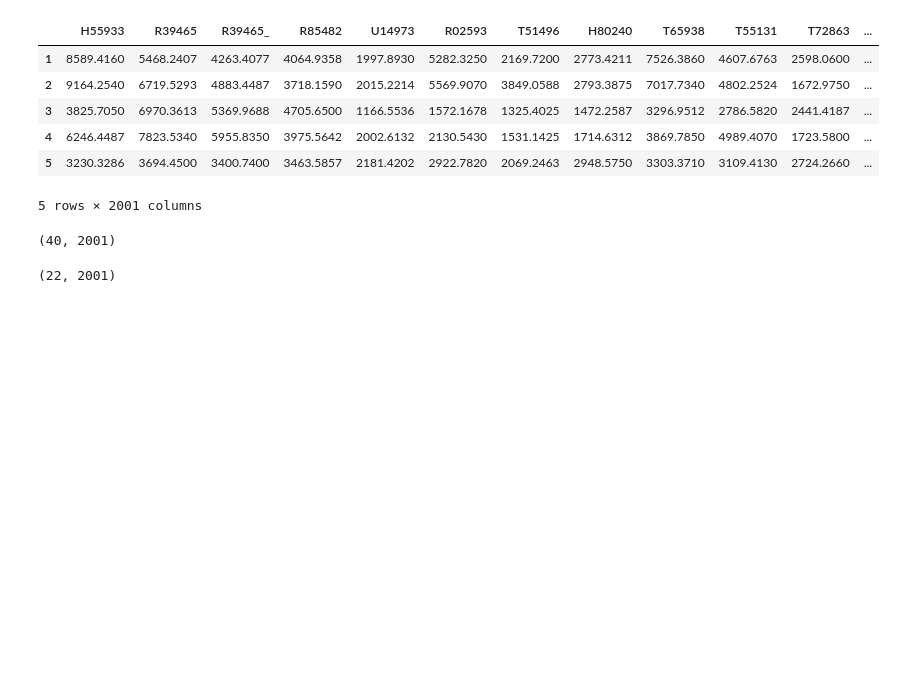
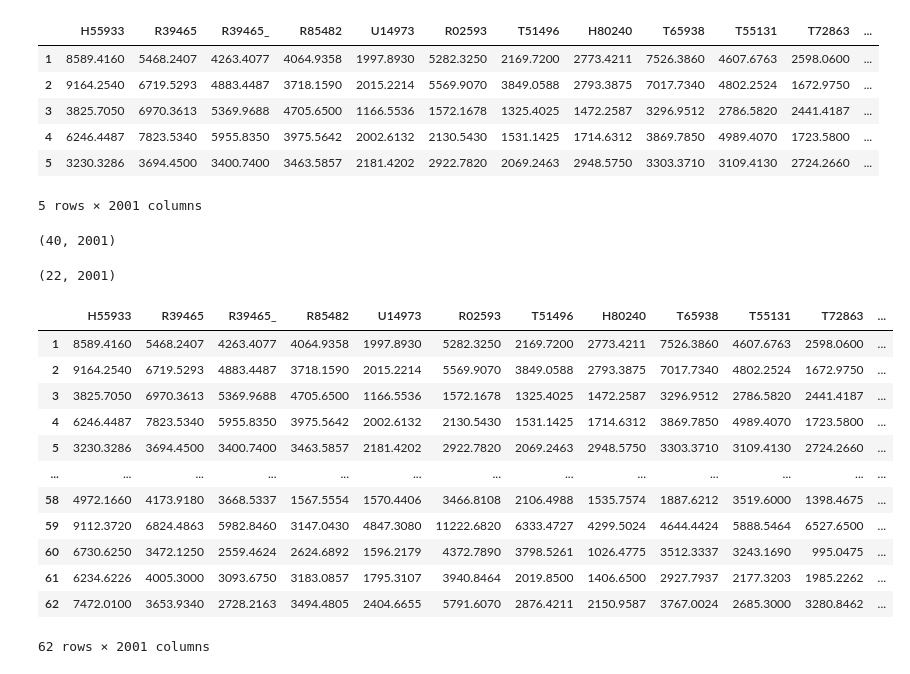
Before and after one commit to disha2sinha/Reducing-Imbalanced-dataset-by-Under-sampling-approach-Consensus-Clustering, a Jupyter notebook: Reducing_Imbalanced_dataset_by_Under_sampling_approach_(Consensus_Clustering).ipynb, the cells around one changed output. Drawn from its saved outputs; the diff is of its cells as text; code cells hidden in the pictures; blank space fills up the shorter version.

```diff
--- a/Reducing_Imbalanced_dataset_by_Under_sampling_approach_(Consensus_Clustering).ipynb
+++ b/Reducing_Imbalanced_dataset_by_Under_sampling_approach_(Consensus_Clustering).ipynb
@@ -31,3 +26,20 @@ colon_minority_df=colon_df[colon_df['Class']=='Normal']
 colon_minority_df.shape
 # %% [output]
 (22, 2001)
+# %%
+colon_df['Class'].replace(to_replace=[['Abnormal'], ['Normal']],value=[0,1],inplace=True)
+colon_df
+# %% [output]
+|  | H55933 | R39465 | R39465_ | R85482 | U14973 | R02593 | T51496 | H80240 | T65938 | T55131 | T72863 | ... |
+| 1 | 8589.4160 | 5468.2407 | 4263.4077 | 4064.9358 | 1997.8930 | 5282.3250 | 2169.7200 | 2773.4211 | 7526.3860 | 4607.6763 | 2598.0600 | ... |
+| 2 | 9164.2540 | 6719.5293 | 4883.4487 | 3718.1590 | 2015.2214 | 5569.9070 | 3849.0588 | 2793.3875 | 7017.7340 | 4802.2524 | 1672.9750 | ... |
+| 3 | 3825.7050 | 6970.3613 | 5369.9688 | 4705.6500 | 1166.5536 | 1572.1678 | 1325.4025 | 1472.2587 | 3296.9512 | 2786.5820 | 2441.4187 | ... |
+| 4 | 6246.4487 | 7823.5340 | 5955.8350 | 3975.5642 | 2002.6132 | 2130.5430 | 1531.1425 | 1714.6312 | 3869.7850 | 4989.4070 | 1723.5800 | ... |
+| 5 | 3230.3286 | 3694.4500 | 3400.7400 | 3463.5857 | 2181.4202 | 2922.7820 | 2069.2463 | 2948.5750 | 3303.3710 | 3109.4130 | 2724.2660 | ... |
+| ... | ... | ... | ... | ... | ... | ... | ... | ... | ... | ... | ... | ... |
+| 58 | 4972.1660 | 4173.9180 | 3668.5337 | 1567.5554 | 1570.4406 | 3466.8108 | 2106.4988 | 1535.7574 | 1887.6212 | 3519.6000 | 1398.4675 | ... |
+| 59 | 9112.3720 | 6824.4863 | 5982.8460 | 3147.0430 | 4847.3080 | 11222.6820 | 6333.4727 | 4299.5024 | 4644.4424 | 5888.5464 | 6527.6500 | ... |
+| 60 | 6730.6250 | 3472.1250 | 2559.4624 | 2624.6892 | 1596.2179 | 4372.7890 | 3798.5261 | 1026.4775 | 3512.3337 | 3243.1690 | 995.0475 | ... |
+| 61 | 6234.6226 | 4005.3000 | 3093.6750 | 3183.0857 | 1795.3107 | 3940.8464 | 2019.8500 | 1406.6500 | 2927.7937 | 2177.3203 | 1985.2262 | ... |
+| 62 | 7472.0100 | 3653.9340 | 2728.2163 | 3494.4805 | 2404.6655 | 5791.6070 | 2876.4211 | 2150.9587 | 3767.0024 | 2685.3000 | 3280.8462 | ... |
+62 rows × 2001 columns
```
Also changed, not shown: parts of 36 cells of this notebook.
